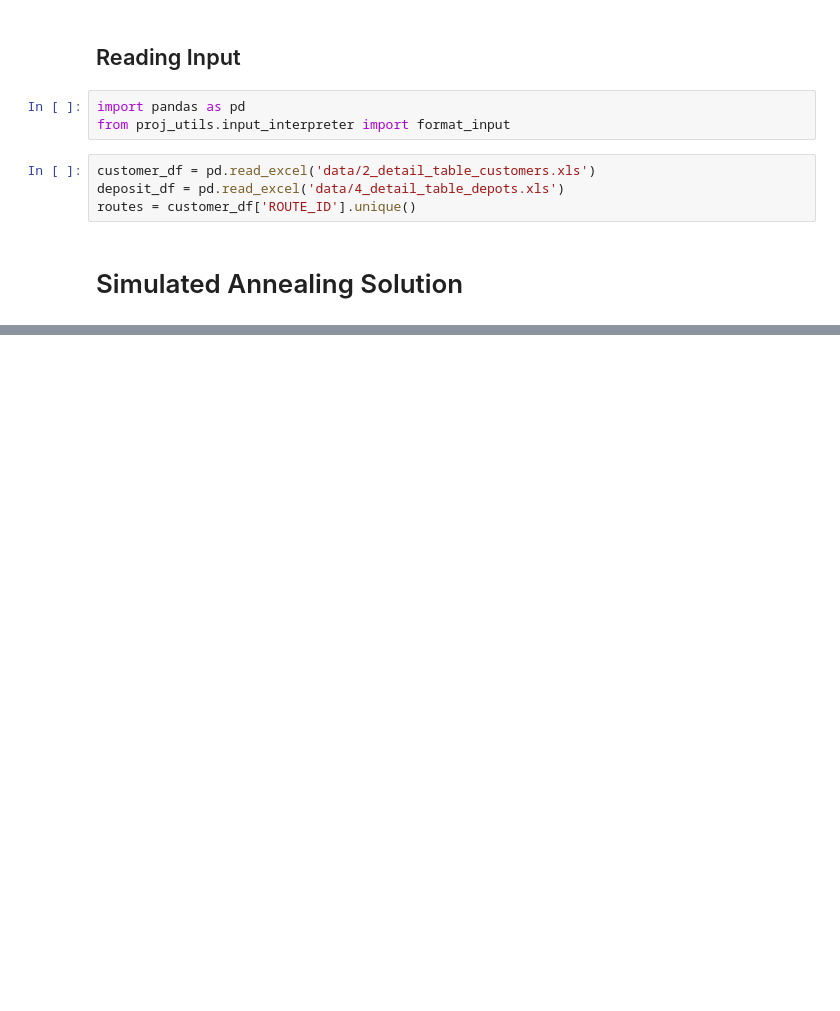
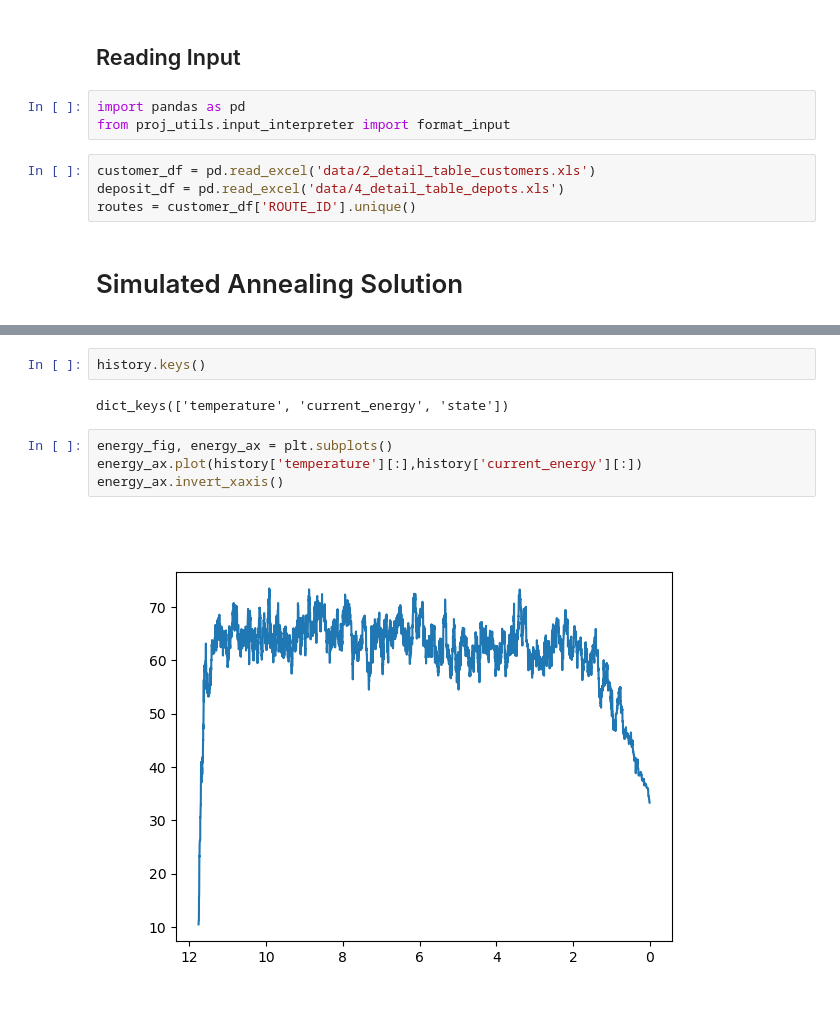
Before and after one commit to AndreTells/Fil-Rouge, a Jupyter notebook: Meta Heuristics/main.ipynb, the cells around one changed output, grey strips where cells are left out. Cells and saved outputs as stored; diff of their text form; blank space fills up the shorter version.

```diff
--- a/Meta Heuristics/main.ipynb
+++ b/Meta Heuristics/main.ipynb
@@ -37,0 +42,10 @@ for i in split_paths(sol):
+# %%
+history.keys()
+# %% [output]
+dict_keys(['temperature', 'current_energy', 'state'])
+# %%
+energy_fig, energy_ax = plt.subplots()
+energy_ax.plot(history['temperature'][:],history['current_energy'][:])
+energy_ax.invert_xaxis()
+# %% [output]
+[figure, added]
```
Also changed, not shown: parts of 5 cells of this notebook, 2 other files.
